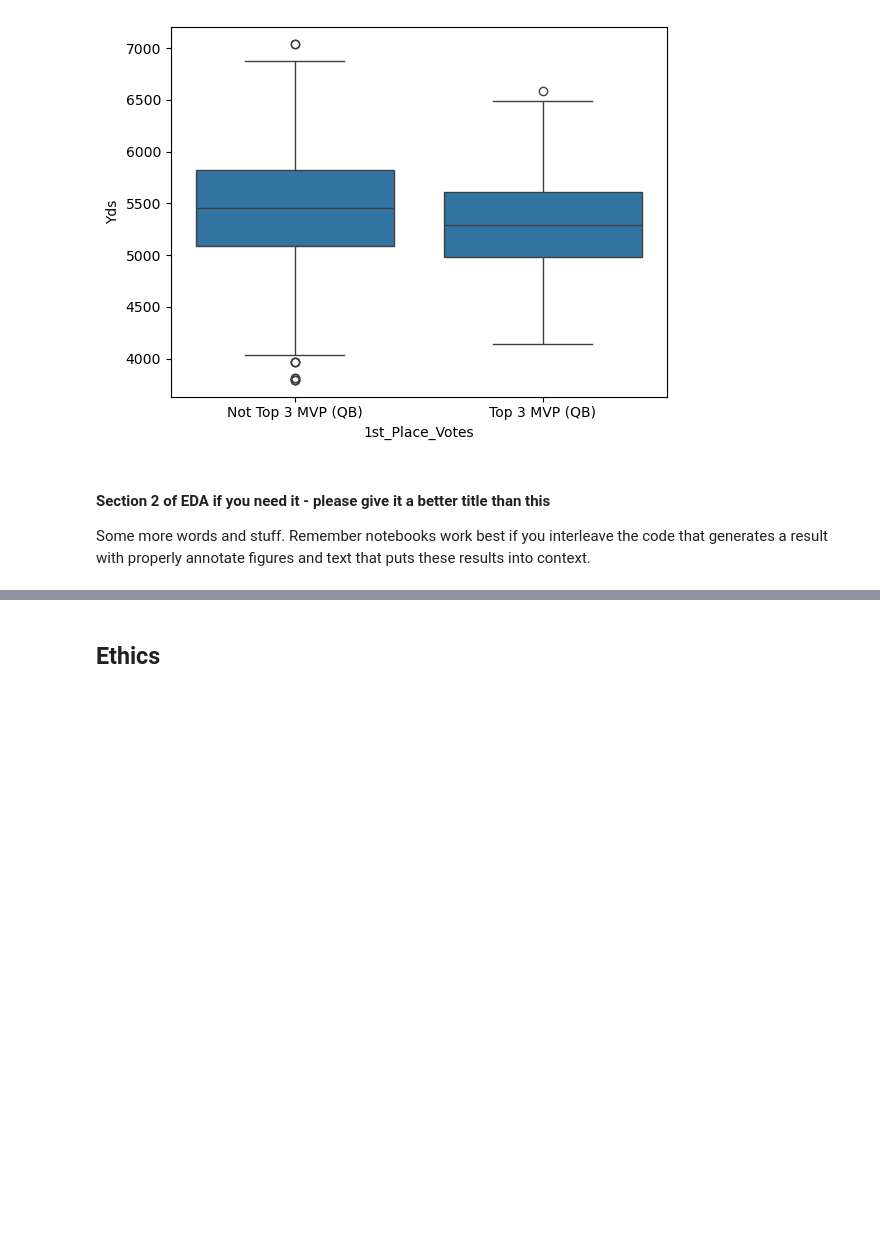
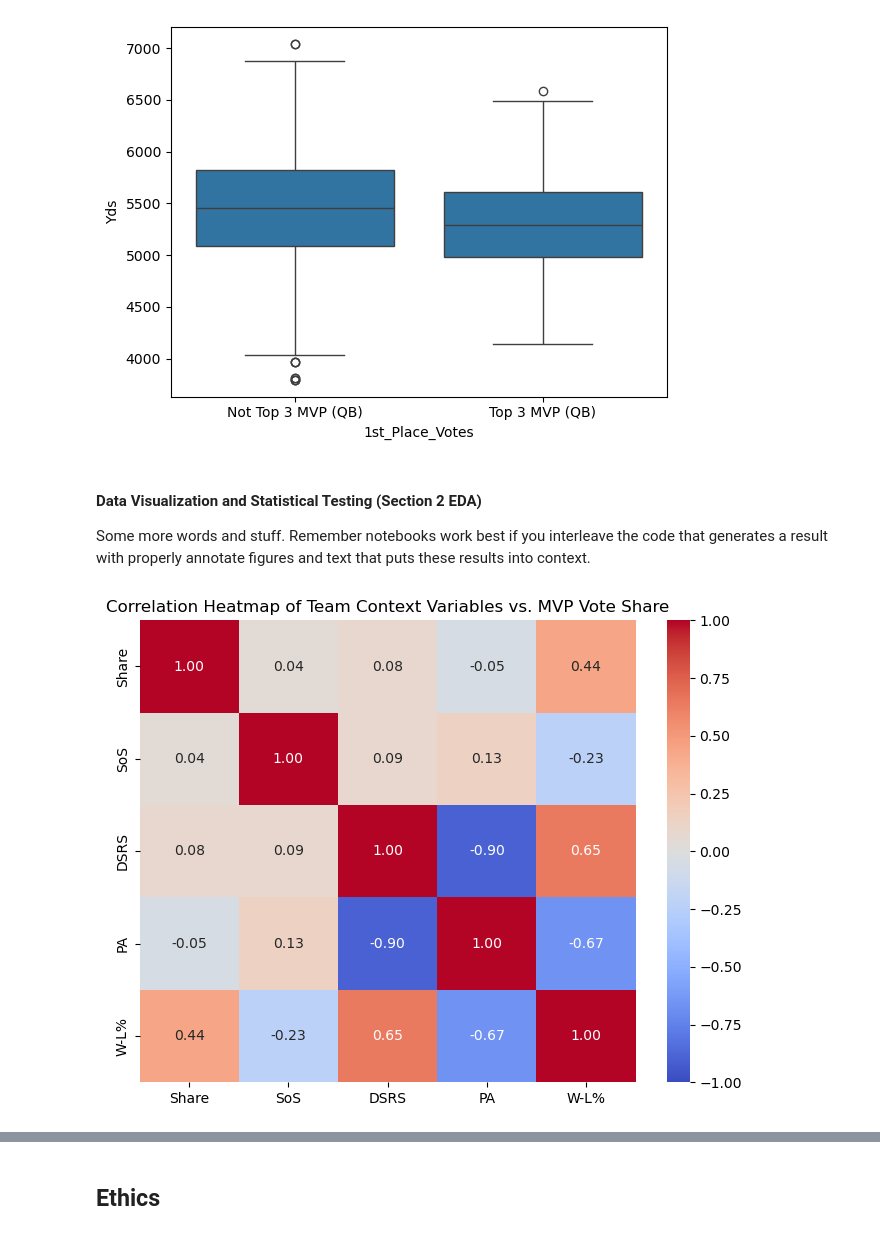
Before and after one commit to COGS108/Group105_WI26, a Jupyter notebook: 02-EDACheckpoint.ipynb, the cells around one changed output, grey strips where cells are left out. Drawn from its saved outputs; the diff is of its cells as text; code cells hidden in the pictures; blank space fills up the shorter version.

Commit message:
Added some scatterplots, boxplots, correlation, and permutation tests

```diff
--- a/02-EDACheckpoint.ipynb
+++ b/02-EDACheckpoint.ipynb
@@ -460,6 +527,6 @@ plt.show()
 # %% [output]
 [figure]
 # %% [markdown]
-#### Section 2 of EDA if you need it  - please give it a better title than this
+#### Data Visualization and Statistical Testing (Section 2 EDA)
 
 Some more words and stuff.  Remember notebooks work best if you interleave the code that generates a result with properly annotate figures and text that puts these results into context.
@@ -468,0 +533,16 @@ Some more words and stuff.  Remember notebooks work best if you interleave the c
+# %%
+## YOUR CODE HERE
+## FEEL FREE TO ADD MULTIPLE CELLS PER SECTION
+### Correlation Heatmap across 5 variables test
+import seaborn as sns
+import matplotlib.pyplot as plt
+
+cols_of_interest = ['Share', 'SoS', 'DSRS', 'PA', 'W-L%']
+corr_data = merged_df[cols_of_interest].corr()
+
+plt.figure(figsize=(8, 6))
+sns.heatmap(corr_data, annot=True, cmap='coolwarm', vmin=-1, vmax=1, fmt=".2f")
+plt.title("Correlation Heatmap of Team Context Variables vs. MVP Vote Share")
+plt.show()
+# %% [output]
+[figure, added]
```
Also changed, not shown: parts of 9 cells of this notebook.
